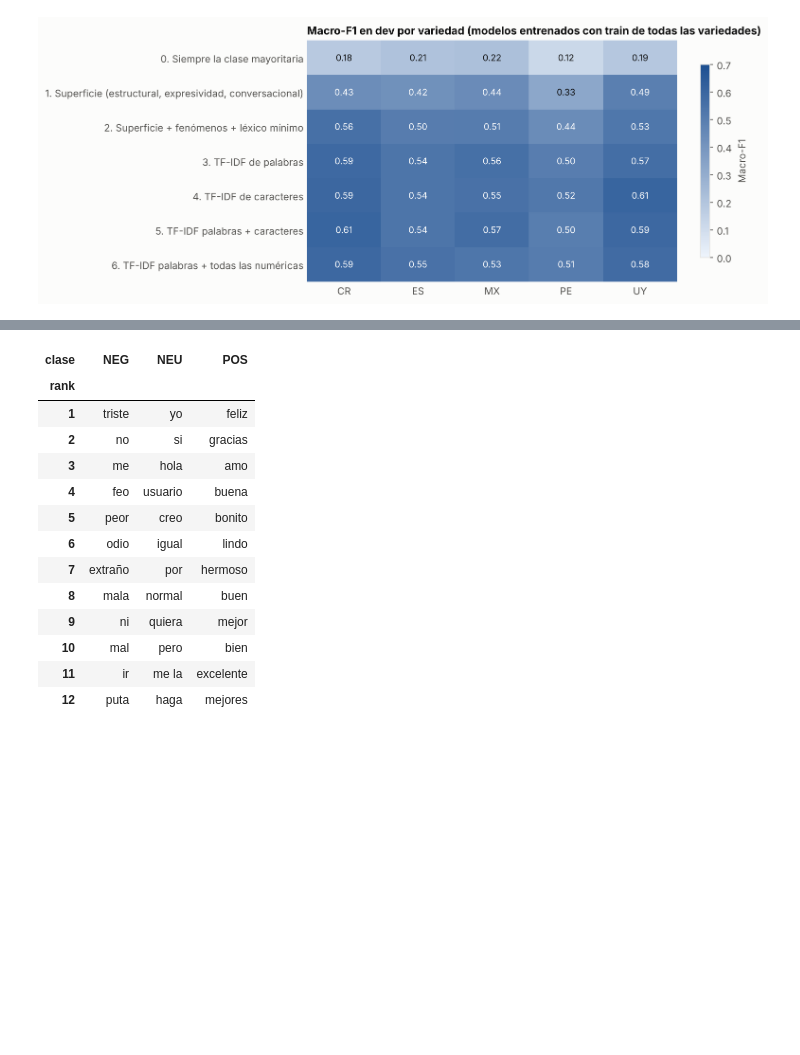
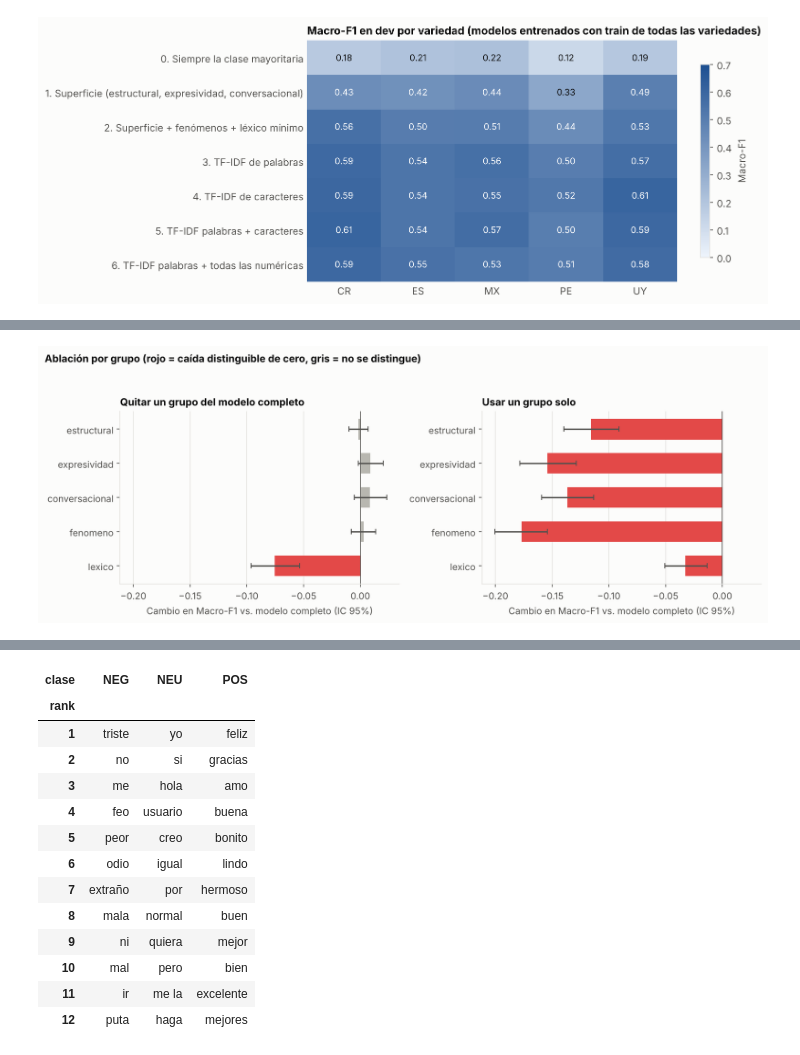
Before and after one commit to daniel797/multiagente-analisis-sentimiento-es, a Jupyter notebook: notebooks/03_feature_engineering.ipynb, the cells around one changed output, grey strips where cells are left out. Saved outputs shown, nothing was run; the diff lists cells and outputs as text; code cells hidden in the pictures; blank space fills up the shorter version.

```diff
--- a/notebooks/03_feature_engineering.ipynb
+++ b/notebooks/03_feature_engineering.ipynb
@@ -242,0 +311,4 @@ display(Image(filename=str(FIG / "fig03_macro_f1_por_variedad.png")))
+# %%
+display(Image(filename=str(FIG / "fig05_ablacion_por_grupo.png")))
+# %% [output]
+[figure, added]
```
Also changed, not shown: parts of 19 cells of this notebook, 15 other files.
